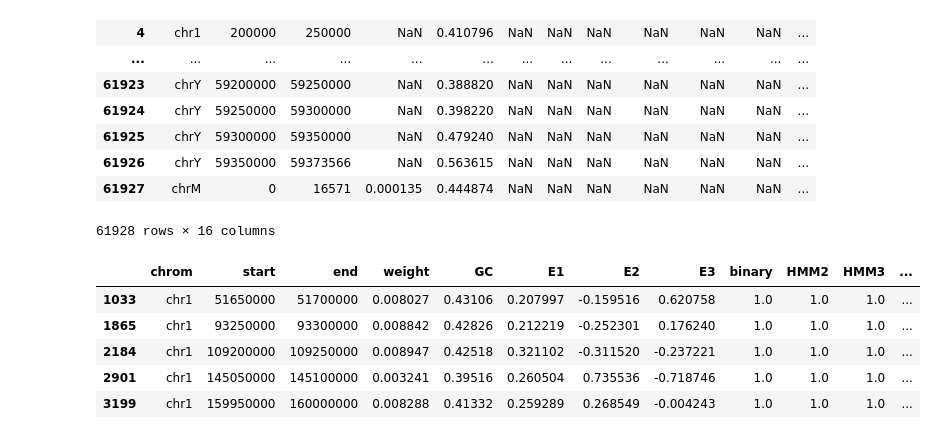
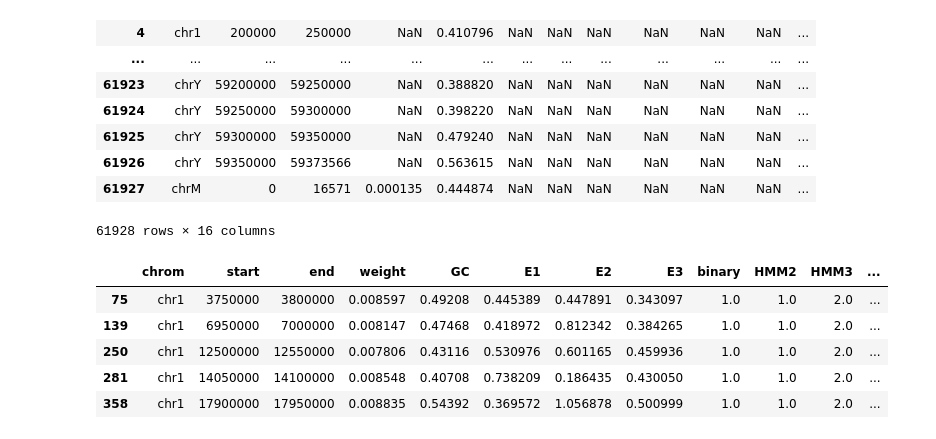
Before and after one commit to luisdiaz1997/HMM3P, a Jupyter notebook: notebooks/Figure3- Signals at transitions.ipynb, the cells around one changed output. Cells and saved outputs as stored; diff of their text form; code cells hidden in the pictures.

```diff
--- a/notebooks/Figure3- Signals at transitions.ipynb
+++ b/notebooks/Figure3- Signals at transitions.ipynb
@@ -161,15 +161,15 @@ scores_df
 def state_to_state(state_from, state_to, states, hmm):
     return states.iloc[np.where( (np.diff(states[hmm].values)== (state_to-state_from)) &  (states[hmm].values[:-1] == state_from) ) [0] ]
 # %%
-a_to_maa = state_to_state(2, 4, hmm_track, 'HMM5_2')
+a_to_maa = state_to_state(4, 3, hmm_track, 'HMM5_2')
 a_to_maa.head()
 # %% [output]
 |  | chrom | start | end | weight | GC | E1 | E2 | E3 | binary | HMM2 | HMM3 | ... |
-| 1033 | chr1 | 51650000 | 51700000 | 0.008027 | 0.43106 | 0.207997 | -0.159516 | 0.620758 | 1.0 | 1.0 | 1.0 | ... |
-| 1865 | chr1 | 93250000 | 93300000 | 0.008842 | 0.42826 | 0.212219 | -0.252301 | 0.176240 | 1.0 | 1.0 | 1.0 | ... |
-| 2184 | chr1 | 109200000 | 109250000 | 0.008947 | 0.42518 | 0.321102 | -0.311520 | -0.237221 | 1.0 | 1.0 | 1.0 | ... |
-| 2901 | chr1 | 145050000 | 145100000 | 0.003241 | 0.39516 | 0.260504 | 0.735536 | -0.718746 | 1.0 | 1.0 | 1.0 | ... |
-| 3199 | chr1 | 159950000 | 160000000 | 0.008288 | 0.41332 | 0.259289 | 0.268549 | -0.004243 | 1.0 | 1.0 | 1.0 | ... |
+| 75 | chr1 | 3750000 | 3800000 | 0.008597 | 0.49208 | 0.445389 | 0.447891 | 0.343097 | 1.0 | 1.0 | 2.0 | ... |
+| 139 | chr1 | 6950000 | 7000000 | 0.008147 | 0.47468 | 0.418972 | 0.812342 | 0.384265 | 1.0 | 1.0 | 2.0 | ... |
+| 250 | chr1 | 12500000 | 12550000 | 0.007806 | 0.43116 | 0.530976 | 0.601165 | 0.459936 | 1.0 | 1.0 | 2.0 | ... |
+| 281 | chr1 | 14050000 | 14100000 | 0.008548 | 0.40708 | 0.738209 | 0.186435 | 0.430050 | 1.0 | 1.0 | 2.0 | ... |
+| 358 | chr1 | 17900000 | 17950000 | 0.008835 | 0.54392 | 0.369572 | 1.056878 | 0.500999 | 1.0 | 1.0 | 2.0 | ... |
 # %%
 def get_windows(indexes, halfwins= 5):
     return np.array([ np.arange(index- halfwins + 1, index + halfwins +1) for index in indexes])
```
Also changed, not shown: parts of 7 cells of this notebook, 2 other files.
